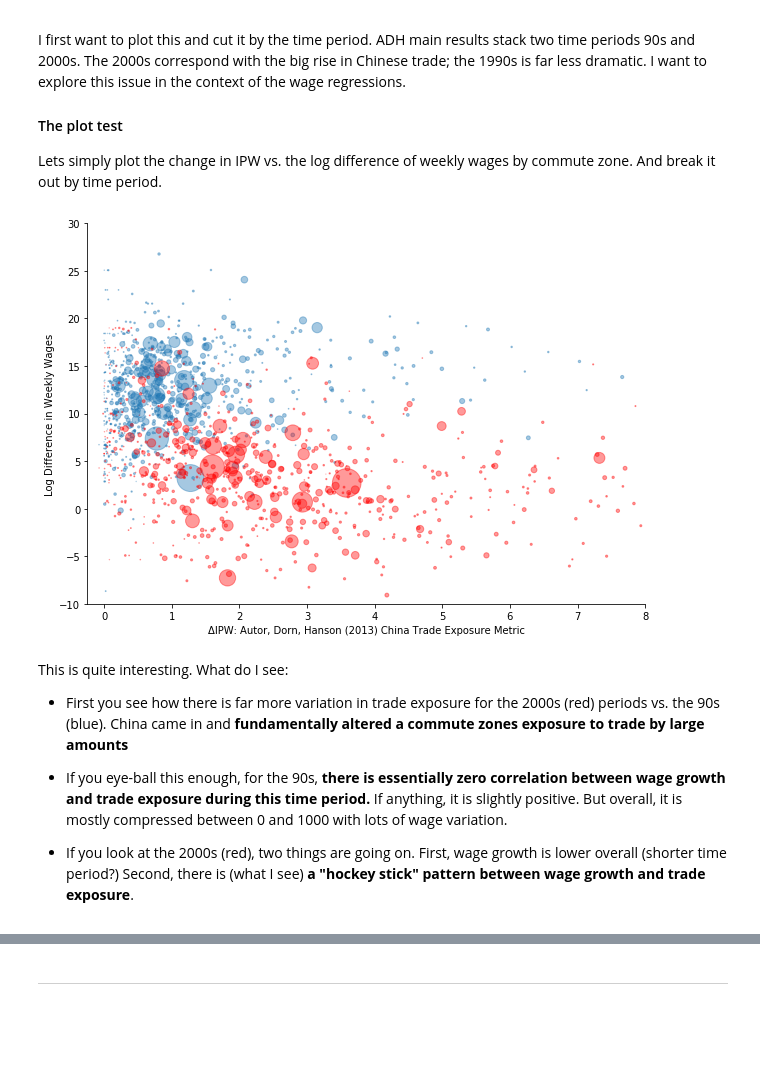
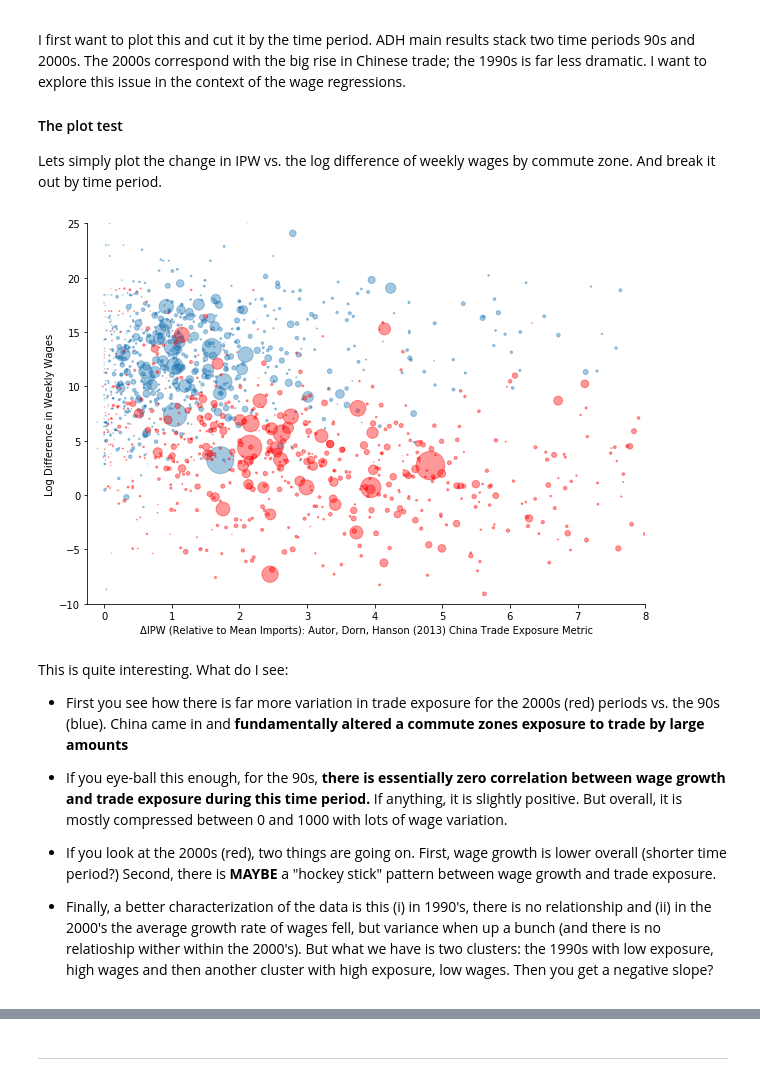
Before and after one commit to mwaugh0328/ADH_replication, a Jupyter notebook: adh_data.ipynb, the cells around one changed output, grey strips where cells are left out. Drawn from its saved outputs; the diff is of its cells as text; code cells hidden in the pictures; blank space fills up the shorter version.

```diff
--- a/adh_data.ipynb
+++ b/adh_data.ipynb
@@ -26,7 +26,9 @@ var_names.to_excel("var_names.xlsx") # If you want to see what they are (like 20
 regions = list(filter(lambda x: x.startswith("reg"), df.columns))
                                     # Spencer's way to figure out regional dummies.
 
-df["dm_IPW"] = df.d_tradeusch_pw / df.d_tradeusch_pw.mean()
+df["dm_IPW"] = df.d_tradeusch_pw / df.l_tradeusch_pw.mean()
                                     # This is a normalization I'm going to explore
                                     # The one thing about this is it is off the change, not the level...
                                     # This, thus, could be zero in the model.
+
+df.dm_IPW.describe()
@@ -35,2 +50,0 @@ This last bit takes the IPW measure and then divides by the mean. The idea here
-# %%
-df.set_index("yr").loc[2000].d_tradeusch_pw.median()
@@ -40,0 +51,12 @@ This then check the population, it says in 1990 there were 246 million and this
+# %%
+years  = [1990, 2000]
+sum_stats_dm = []
+sum_stats = []
+
+for var in years:
+
+    sum_stats.append(round(df.set_index("yr").loc[var].d_tradeusch_pw.median(),2))
+    sum_stats_dm.append(round(df.set_index("yr").loc[var].dm_IPW.mean(),2))
+
+print("Change in Import Exposure ($)", sum_stats)
+print("Change in Import Exposure (Relative to Mean)", sum_stats_dm)
@@ -40,0 +70,8 @@ This then check the population, it says in 1990 there were 246 million and this
+# %%
+print("Median Level of Trade Per Worker (thousands)", round(df.set_index("yr").loc[1990].l_tradeusch_pw.median(),2))
+
+print("Average Change (using levels) of Trade Per Worker (thousands)",
+      round(df.set_index("yr").loc[2000].l_tradeusch_pw.mean()
+            - df.set_index("yr").loc[1990].l_tradeusch_pw.mean(),2))
+
+df.set_index("yr").loc[1990].l_avg_hhincsum_pc_pw.median()
@@ -57,34 +100,34 @@ Lets simply plot the change in IPW vs. the log difference of weekly wages by com
 # %%
 fig, ax = plt.subplots(figsize = (10,7))
 
 year = "1990"
 
-ax.scatter(df.set_index("yr").loc[int(year)].d_tradeusch_pw, #X variables
+ax.scatter(df.set_index("yr").loc[int(year)].dm_IPW, #X variables
            df.set_index("yr").loc[int(year)].d_avg_lnwkwage,     # y variables
             s = 0.00005*df.set_index("yr").loc[int(year)].l_popcount,
             alpha = 0.40)
 
 year = "2000"
 
-ax.scatter(df.set_index("yr").loc[int(year)].d_tradeusch_pw, #X variables
+ax.scatter(df.set_index("yr").loc[int(year)].dm_IPW, #X variables
            df.set_index("yr").loc[int(year)].d_avg_lnwkwage,     # y variables
            s = 0.00005*df.set_index("yr").loc[int(year)].l_popcount,
             alpha = 0.40, color = "red")
 
 ax.set_ylabel("Log Difference in Weekly Wages")
-ax.set_xlabel("ΔIPW: Autor, Dorn, Hanson (2013) China Trade Exposure Metric")
+ax.set_xlabel("ΔIPW (Relative to Mean Imports): Autor, Dorn, Hanson (2013) China Trade Exposure Metric")
 
 ax.set_xlim(-.25,8)
-ax.set_ylim(-10,30)
+ax.set_ylim(-10,25)
 
 ax.spines["right"].set_visible(False)
 ax.spines["top"].set_visible(False)
 
 #plt.savefig(fig_path + "\\adh_data_wage_change.pdf", bbox_inches="tight", dpi = 1200)
 
 plt.show()
 # %% [output]
-[figure, old version]
+[figure, new version]
 # %% [markdown]
 This is quite interesting. What do I see:
 
@@ -94,5 +137,8 @@ This is quite interesting. What do I see:
 - If you eye-ball this enough, for the 90s, **there is essentially zero correlation between wage growth and trade exposure during this time period.** If anything, it is slightly positive. But overall, it is mostly compressed between 0 and 1000 with lots of wage variation.
 
 
-- If you look at the 2000s (red), two things are going on. First, wage growth is lower overall (shorter time period?) Second, there is (what I see) **a "hockey stick" pattern between wage growth and trade exposure**.
+- If you look at the 2000s (red), two things are going on. First, wage growth is lower overall (shorter time period?) Second, there is **MAYBE** a "hockey stick" pattern between wage growth and trade exposure.
+
+
+- Finally, a better characterization of the data is this (i) in 1990's, there is no relationship and (ii) in the 2000's the average growth rate of wages fell, but variance when up a bunch (and there is no relatioship wither within the 2000's). But what we have is two clusters: the 1990s with low exposure, high wages and then another cluster with high exposure, low wages. Then you get a negative slope?
 # %%
```
Also changed, not shown: parts of 13 cells of this notebook.
